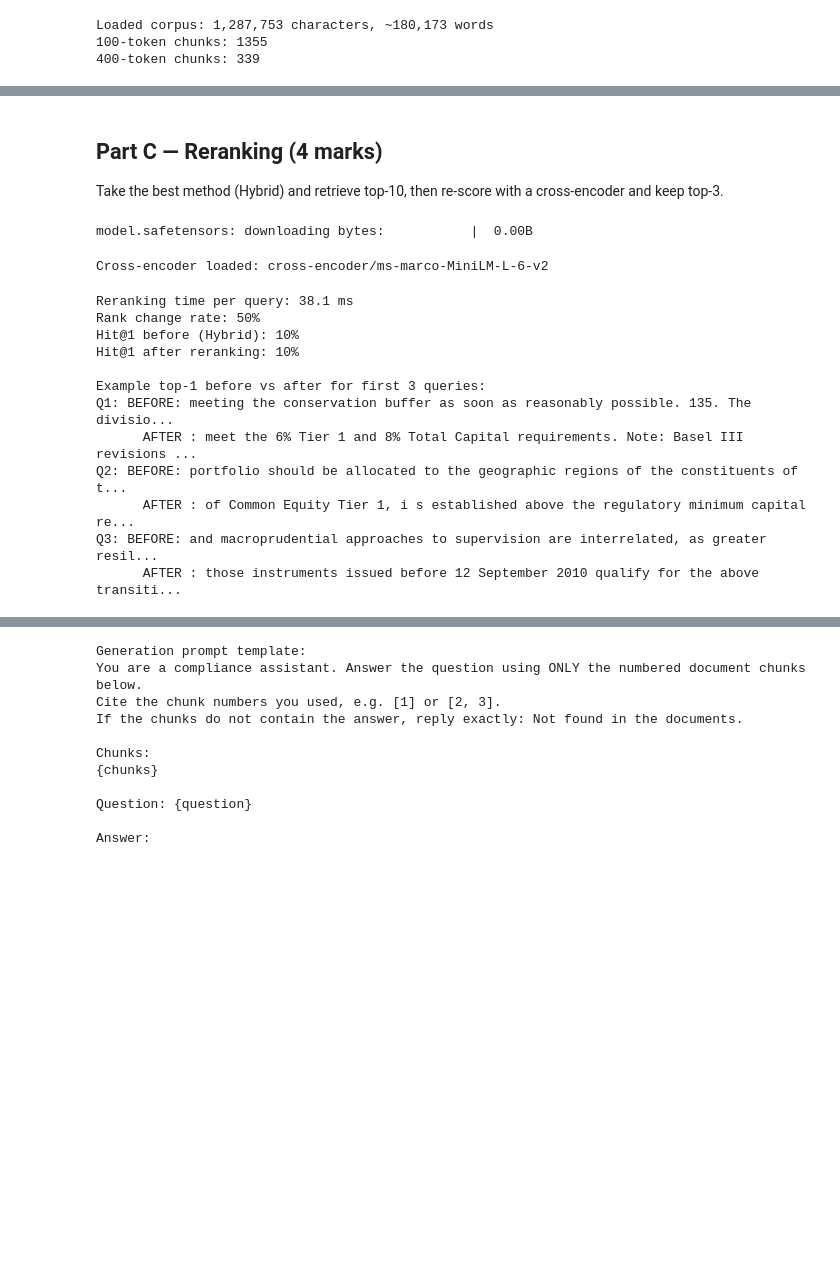
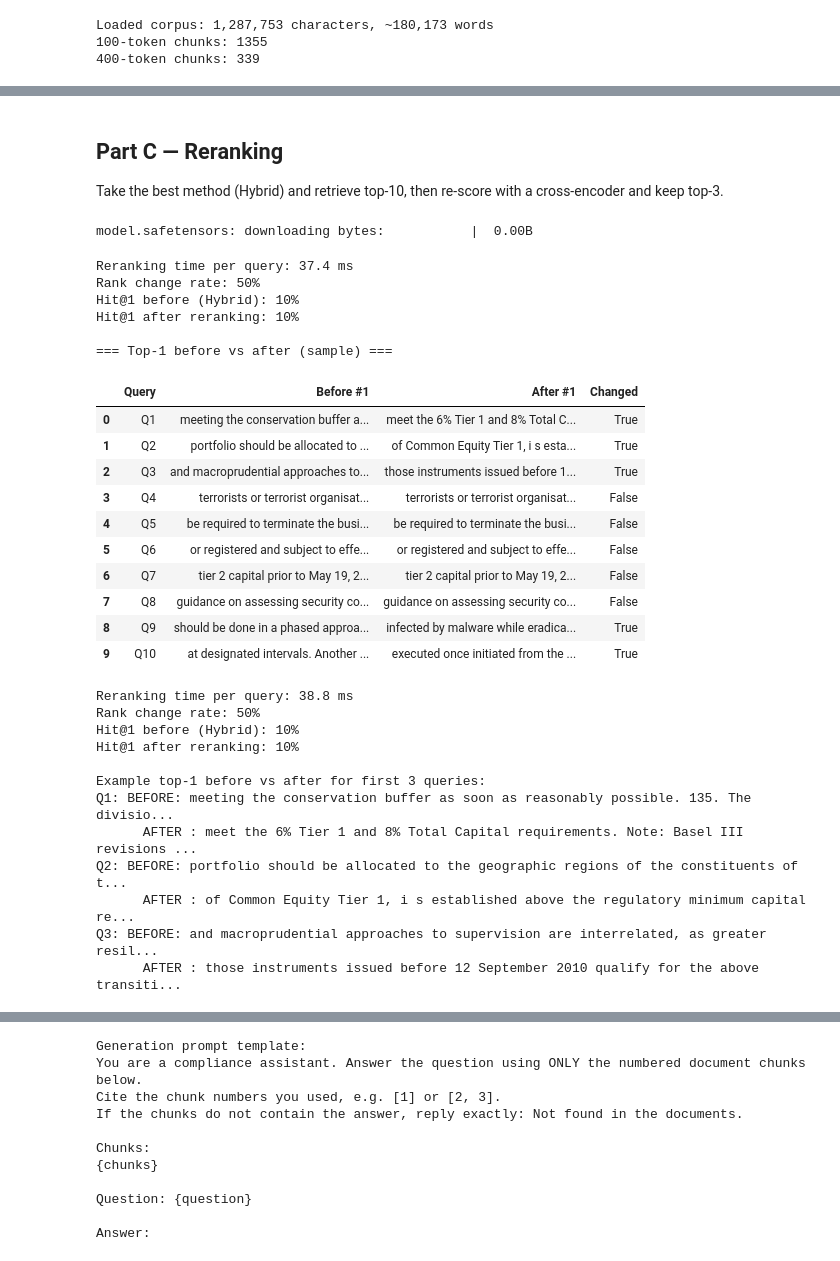
Before and after one commit to sandipan-acharya/LLM-RAG-Pipeline, a Jupyter notebook: Assignment_2B_RAG_Pipeline.ipynb, the cells around one changed output, grey strips where cells are left out. Drawn from its saved outputs; the diff is of its cells as text; code cells hidden in the pictures; blank space fills up the shorter version.

```diff
--- a/Assignment_2B_RAG_Pipeline.ipynb
+++ b/Assignment_2B_RAG_Pipeline.ipynb
@@ -321,22 +319,72 @@ Hybrid RRF| Latency: 19.3 ms | Hit@1: 10% | Hit@3: 10%
 
 **Best method:** Hybrid (RRF) typically works best for these regulatory queries because dense retrieval captures semantic similarity (e.g., "capital conservation buffer") while BM25 captures exact regulatory terms and numbers. Example: for the Basel buffer query, hybrid ranks the exact paragraph higher than either alone.
 # %% [markdown]
-## Part C — Reranking (4 marks)
+## Part C — Reranking
 
 Take the best method (Hybrid) and retrieve top-10, then re-score with a cross-encoder and keep top-3.
-# %%
-from sentence_transformers import CrossEncoder
-cross_encoder = CrossEncoder("cross-encoder/ms-marco-MiniLM-L-6-v2")
-print("Cross-encoder loaded: cross-encoder/ms-marco-MiniLM-L-6-v2")
-
-def rerank(query, chunks_with_scores, top_n=3):
-    pairs = [(query, c) for c, _ in chunks_with_scores]
-    scores = cross_encoder.predict(pairs)
-    ranked = sorted(zip([c for c,_ in chunks_with_scores], scores), key=lambda x: -x[1])
-    return ranked[:top_n]
-# %% [output]
-model.safetensors: downloading bytes:           |  0.00B
-Cross-encoder loaded: cross-encoder/ms-marco-MiniLM-L-6-v2
+# %%
+# ==================== Part C: Reranking ====================
+cross_encoder = CrossEncoder("cross-encoder/ms-marco-MiniLM-L-6-v2")
+
+def rerank(query, chunks_with_scores, top_n=3):
+    pairs = [(query, c) for c, _ in chunks_with_scores]
+    scores = cross_encoder.predict(pairs)
+    ranked = sorted(zip([c for c, _ in chunks_with_scores], scores), key=lambda x: -x[1])
+    return ranked[:top_n]
+
+rerank_times = []
+hits1_after = 0
+rank_changes = 0
+before_after = []
+
+for i, (q, span) in enumerate(zip(queries_data, answer_spans)):
+    top10 = rrf_hybrid(q["instruction"], k=10)
+    top3_before = [c for c, _ in top10[:3]]
+
+    t0 = time.perf_counter()
+    top3_after = rerank(q["instruction"], top10, top_n=3)
+    rerank_times.append((time.perf_counter() - t0) * 1000)
+
+    after_chunks = [c for c, _ in top3_after]
+    if is_hit(after_chunks[:1], span):
+        hits1_after += 1
+    if top3_before[0] != after_chunks[0]:
+        rank_changes += 1
+
+    before_after.append({
+        "Query": f"Q{i+1}",
+        "Before #1": top3_before[0][:80] + "...",
+        "After #1": after_chunks[0][:80] + "...",
+        "Changed": top3_before[0] != after_chunks[0]
+    })
+
+print(f"Reranking time per query: {np.mean(rerank_times):.1f} ms")
+print(f"Rank change rate: {100 * rank_changes / 10:.0f}%")
+print(f"Hit@1 before (Hybrid): {h_h1:.0f}%")
+print(f"Hit@1 after reranking: {100 * hits1_after / 10:.0f}%")
+
+import pandas as pd
+print("\n=== Top-1 before vs after (sample) ===")
+display(pd.DataFrame(before_after))
+# %% [output]
+model.safetensors: downloading bytes:           |  0.00B
+Reranking time per query: 37.4 ms
+Rank change rate: 50%
+Hit@1 before (Hybrid): 10%
+Hit@1 after reranking: 10%
+
+=== Top-1 before vs after (sample) ===
+|  | Query | Before #1 | After #1 | Changed |
+| 0 | Q1 | meeting the conservation buffer a... | meet the 6% Tier 1 and 8% Total C... | True |
+| 1 | Q2 | portfolio should be allocated to ... | of Common Equity Tier 1, i s esta... | True |
+| 2 | Q3 | and macroprudential approaches to... | those instruments issued before 1... | True |
+| 3 | Q4 | terrorists or terrorist organisat... | terrorists or terrorist organisat... | False |
+| 4 | Q5 | be required to terminate the busi... | be required to terminate the busi... | False |
+| 5 | Q6 | or registered and subject to effe... | or registered and subject to effe... | False |
+| 6 | Q7 | tier 2 capital prior to May 19, 2... | tier 2 capital prior to May 19, 2... | False |
+| 7 | Q8 | guidance on assessing security co... | guidance on assessing security co... | False |
+| 8 | Q9 | should be done in a phased approa... | infected by malware while eradica... | True |
+| 9 | Q10 | at designated intervals. Another ... | executed once initiated from the ... | True |
 # %%
 # Rerank evaluation
 rerank_times = []
@@ -373,7 +421,7 @@ for i in range(3):
     print(f"Q{i+1}: BEFORE: {before_after[i][1]}...")
     print(f"      AFTER : {before_after[i][2]}...")
 # %% [output]
-Reranking time per query: 38.1 ms
+Reranking time per query: 38.8 ms
 Rank change rate: 50%
 Hit@1 before (Hybrid): 10%
 Hit@1 after reranking: 10%
```
Also changed, not shown: parts of 24 cells of this notebook.
